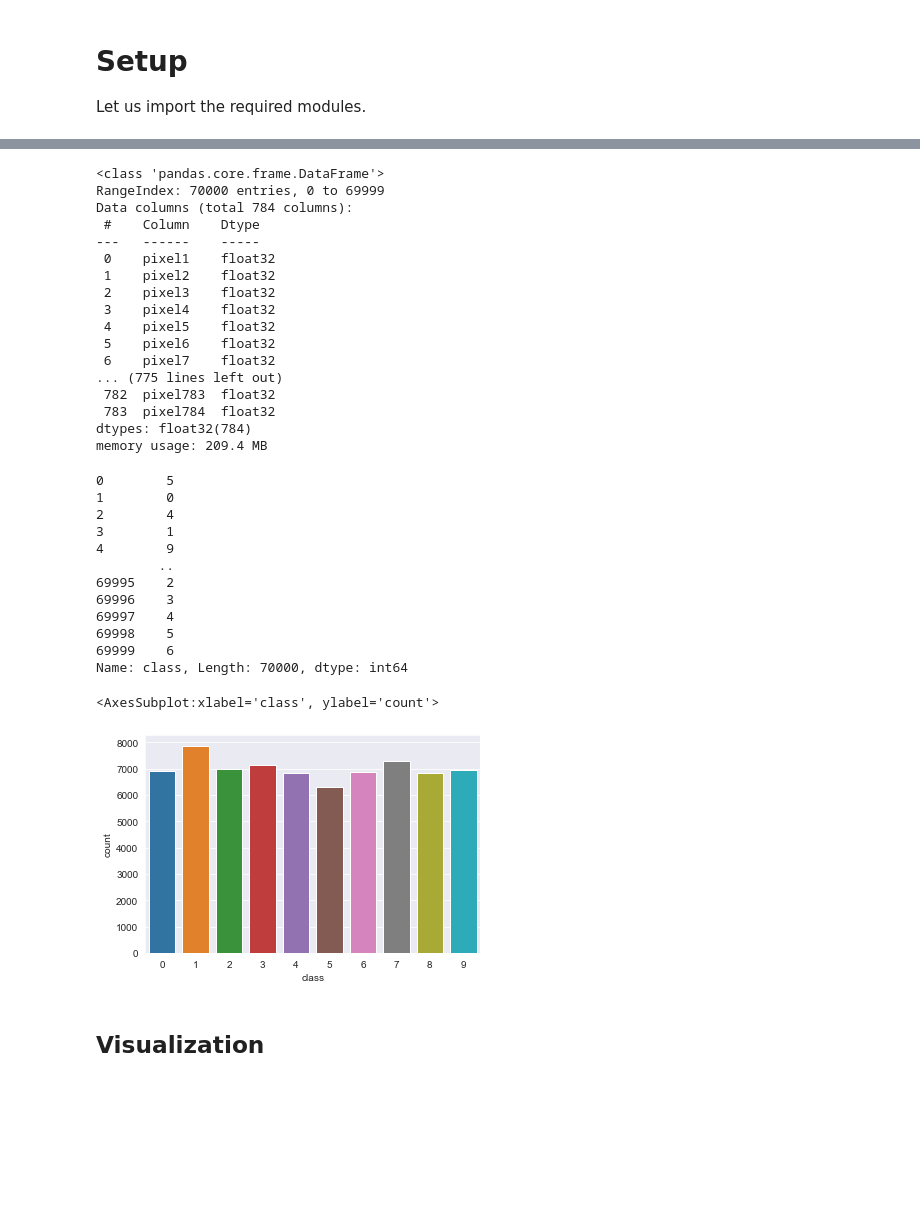
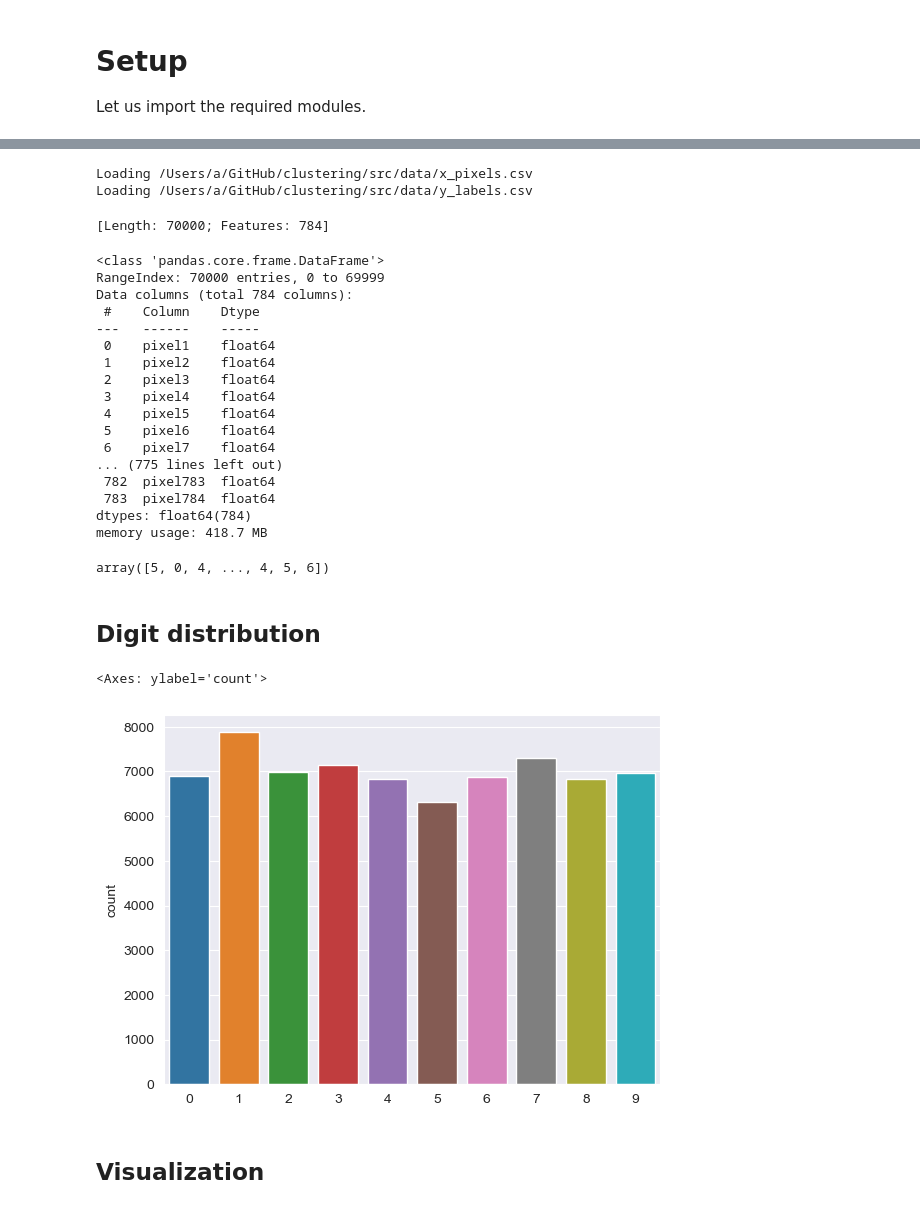
Before and after one commit to RuieX/clustering, a Jupyter notebook: src/notebooks/data_exploring.ipynb, the cells around one changed output, grey strips where cells are left out. Cells and saved outputs as stored; diff of their text form; code cells hidden in the pictures; blank space fills up the shorter version.

```diff
--- a/src/notebooks/data_exploring.ipynb
+++ b/src/notebooks/data_exploring.ipynb
@@ -23,43 +93,46 @@ X = X/255.
+# %%
+if not has_files_in_dir(get_dataset_dir()):
+    mydata = download_data()
+    store_data(data=mydata, reduced=False)
+else:
+    mydata = load_data(reduced=False)
+
+mydata
+# %% [output]
+Loading /Users/a/GitHub/clustering/src/data/x_pixels.csv
+Loading /Users/a/GitHub/clustering/src/data/y_labels.csv
+[Length: 70000; Features: 784]
 # %%
-X.info(verbose=True)
+mydata.x.info(verbose=True)
 # %% [output]
 <class 'pandas.core.frame.DataFrame'>
 RangeIndex: 70000 entries, 0 to 69999
 Data columns (total 784 columns):
  #    Column    Dtype
 ---   ------    -----
- 0    pixel1    float32
- 1    pixel2    float32
- 2    pixel3    float32
- 3    pixel4    float32
- 4    pixel5    float32
- 5    pixel6    float32
- 6    pixel7    float32
+ 0    pixel1    float64
+ 1    pixel2    float64
+ 2    pixel3    float64
+ 3    pixel4    float64
+ 4    pixel5    float64
+ 5    pixel6    float64
+ 6    pixel7    float64
 ... (775 lines left out)
- 782  pixel783  float32
- 783  pixel784  float32
-dtypes: float32(784)
-memory usage: 209.4 MB
+ 782  pixel783  float64
+ 783  pixel784  float64
+dtypes: float64(784)
+memory usage: 418.7 MB
-# %%
-y
-# %% [output]
-0        5
-1        0
-2        4
-3        1
-4        9
-        ..
-69995    2
-69996    3
-69997    4
-69998    5
-69999    6
-Name: class, Length: 70000, dtype: int64
+# %%
+mydata.y
+# %% [output]
+array([5, 0, 4, ..., 4, 5, 6])
+# %% [markdown]
+## Digit distribution
 # %%
-sns.countplot(x=y)
+sns.countplot(x=mydata.y)
 # %% [output]
-<AxesSubplot:xlabel='class', ylabel='count'>
+<Axes: ylabel='count'>
-[figure, old version]
+[figure, new version]
 # %% [markdown]
 ## Visualization
 # %%
```
Also changed, not shown: parts of 27 cells of this notebook, 3 other files.
